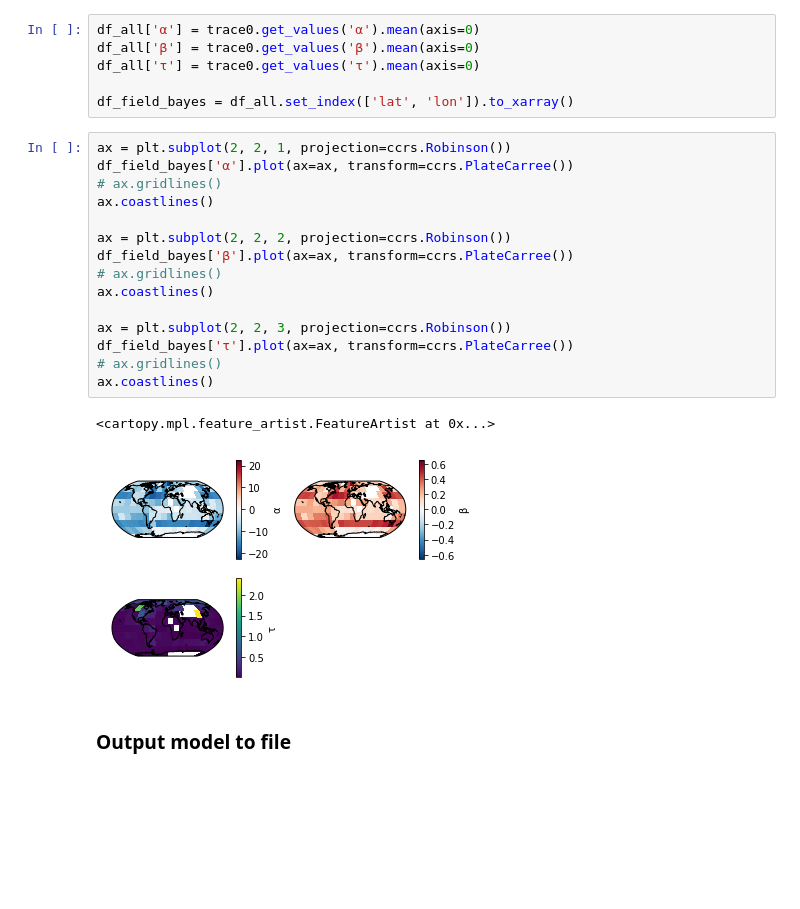
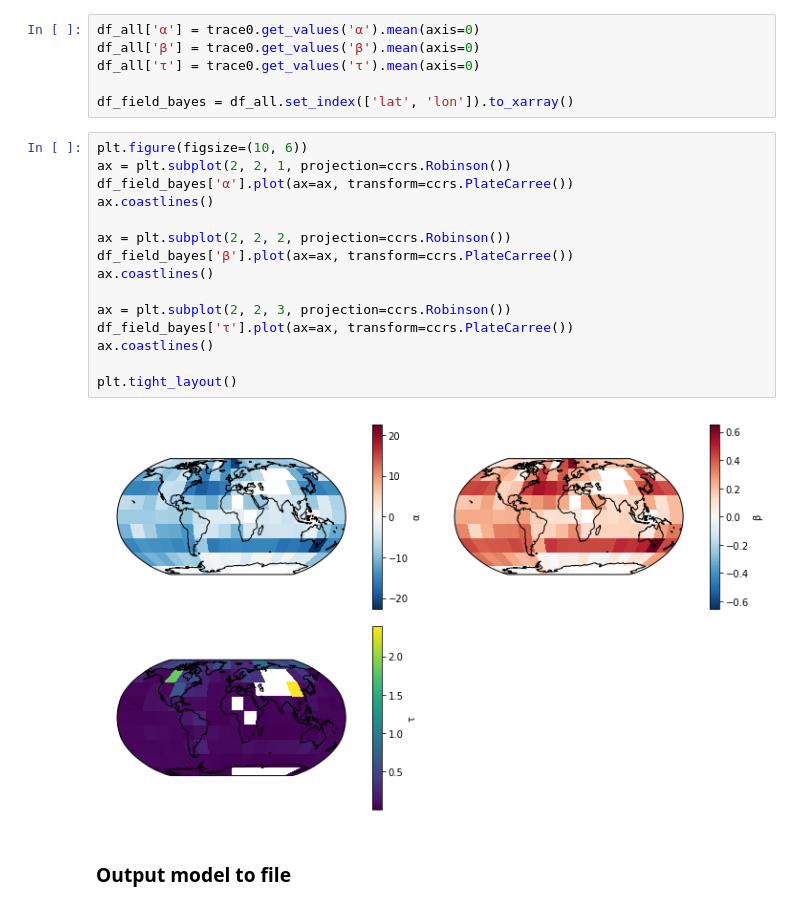
Before and after one commit to brews/deltaoxfox, a Jupyter notebook: d18ow_sss_bayesreg.ipynb, the cells around one changed output. Saved outputs shown, nothing was run; the diff lists cells and outputs as text; blank space fills up the shorter version.

```diff
--- a/d18ow_sss_bayesreg.ipynb
+++ b/d18ow_sss_bayesreg.ipynb
@@ -207,23 +207,22 @@ df_all['τ'] = trace0.get_values('τ').mean(axis=0)
 
 df_field_bayes = df_all.set_index(['lat', 'lon']).to_xarray()
 # %%
+plt.figure(figsize=(10, 6))
 ax = plt.subplot(2, 2, 1, projection=ccrs.Robinson())
 df_field_bayes['α'].plot(ax=ax, transform=ccrs.PlateCarree())
-# ax.gridlines()
 ax.coastlines()
 
 ax = plt.subplot(2, 2, 2, projection=ccrs.Robinson())
 df_field_bayes['β'].plot(ax=ax, transform=ccrs.PlateCarree())
-# ax.gridlines()
 ax.coastlines()
 
 ax = plt.subplot(2, 2, 3, projection=ccrs.Robinson())
 df_field_bayes['τ'].plot(ax=ax, transform=ccrs.PlateCarree())
-# ax.gridlines()
 ax.coastlines()
+
+plt.tight_layout()
 # %% [output]
-<cartopy.mpl.feature_artist.FeatureArtist at 0x...>
-[figure, old version]
+[figure, new version]
 # %% [markdown]
 ### Output model to file
 # %%
```
